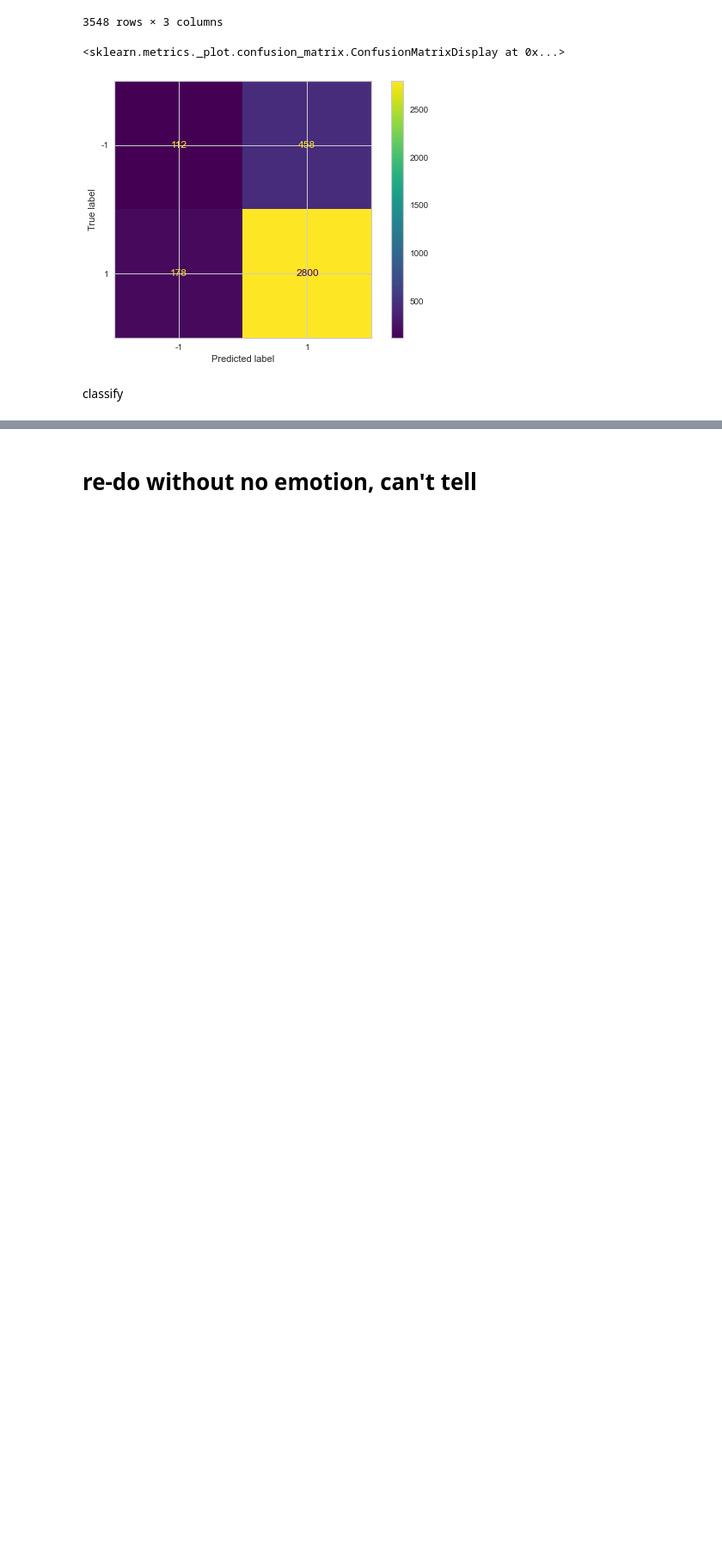
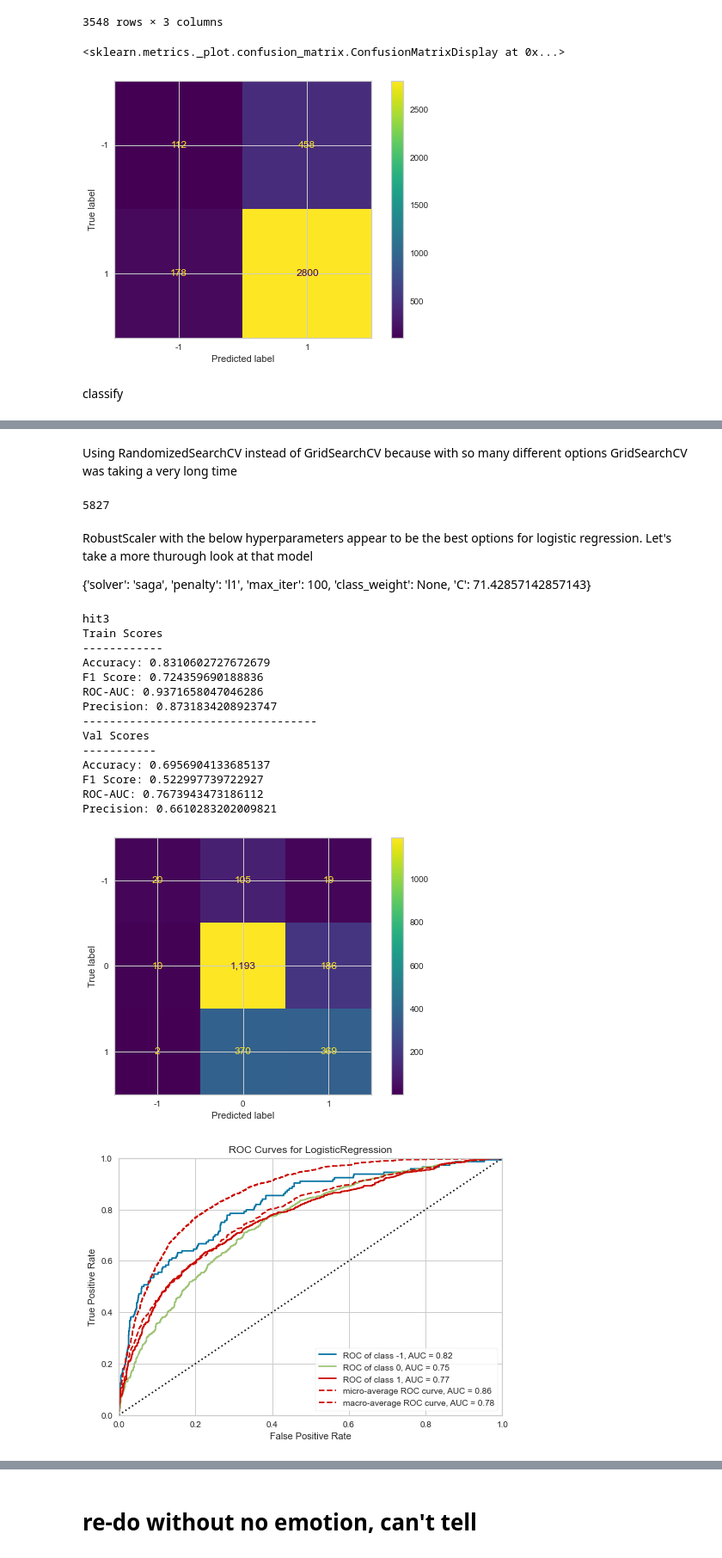
Before and after one commit to stone-ericm/sentiment_analysis_NLP_project-, a Jupyter notebook: notebook.ipynb, the cells around one changed output, grey strips where cells are left out. Shown at 86% size. Cells and saved outputs as stored; diff of their text form; code cells hidden in the pictures; blank space fills up the shorter version.

```diff
--- a/notebook.ipynb
+++ b/notebook.ipynb
@@ -765,15 +791,19 @@ classify
+# %%
+simplified_target_df = df.copy()
+simplified_target_df['is_there_an_emotion_directed_at_a_brand_or_product'] = simplified_target_df['is_there_an_emotion_directed_at_a_brand_or_product'].apply(lambda x: 1 if x == 'Positive emotion' else(-1 if x == 'Negative emotion' else 0))
 # %%
-tokenizer = RegexpTokenizer(r'[a-zA-Z0-9\']+')
-lemmatizer = WordNetLemmatizer()
+# tokenizer = RegexpTokenizer(r'[a-zA-Z0-9\']+')
+# lemmatizer = WordNetLemmatizer()
 
-r = []
-data = []
+# r = []
+# data = []
 
-for row in df['tweet_text']:
-    for word in tokenizer.tokenize(row):
-        r.append(lemmatizer.lemmatize(word))
-    data.append(' '.join(r))
-    r = []
+# for row in simplified_target_df['tweet_text']:
+#     for word in tokenizer.tokenize(row):
+#         if word not in sw_list:
+#             r.append(lemmatizer.lemmatize(word))
+#     data.append(' '.join(r))
+#     r = []
 
-data = pd.Series(data, name='tweet_text')
-target = df['is_there_an_emotion_directed_at_a_brand_or_product']
+# data = pd.Series(data, name='tweet_text')
+target = simplified_target_df['is_there_an_emotion_directed_at_a_brand_or_product']
@@ -787,0 +844,6 @@ X_train, X_test, y_train, y_test = train_test_split(data, target, random_state=4
+# %% [markdown]
+Using RandomizedSearchCV instead of GridSearchCV because with so many different options GridSearchCV was taking a very long time
+# %%
+len(set(positive_fdist + negative_fdist))
+# %% [output]
+5827
@@ -787,0 +918,25 @@ X_train, X_test, y_train, y_test = train_test_split(data, target, random_state=4
+# %% [markdown]
+RobustScaler with the below hyperparameters appear to be the best options for logistic regression. Let's take a more thurough look at that model
+
+{'solver': 'saga', 'penalty': 'l1', 'max_iter': 100, 'class_weight': None, 'C': 71.42857142857143}
+# %%
+for each in models:
+    mr = ModelRunner(model = each, neutral = True, data = data, target = target)
+    mr.run_model()
+# %% [output]
+hit3
+Train Scores
+------------
+Accuracy: 0.8310602727672679
+F1 Score: 0.724359690188836
+ROC-AUC: 0.9371658047046286
+Precision: 0.8731834208923747
+-----------------------------------
+Val Scores
+-----------
+Accuracy: 0.6956904133685137
+F1 Score: 0.522997739722927
+ROC-AUC: 0.7673943473186112
+Precision: 0.6610283202009821
+[figure, added]
+[figure, added]
```
Also changed, not shown: parts of 26 cells of this notebook.
